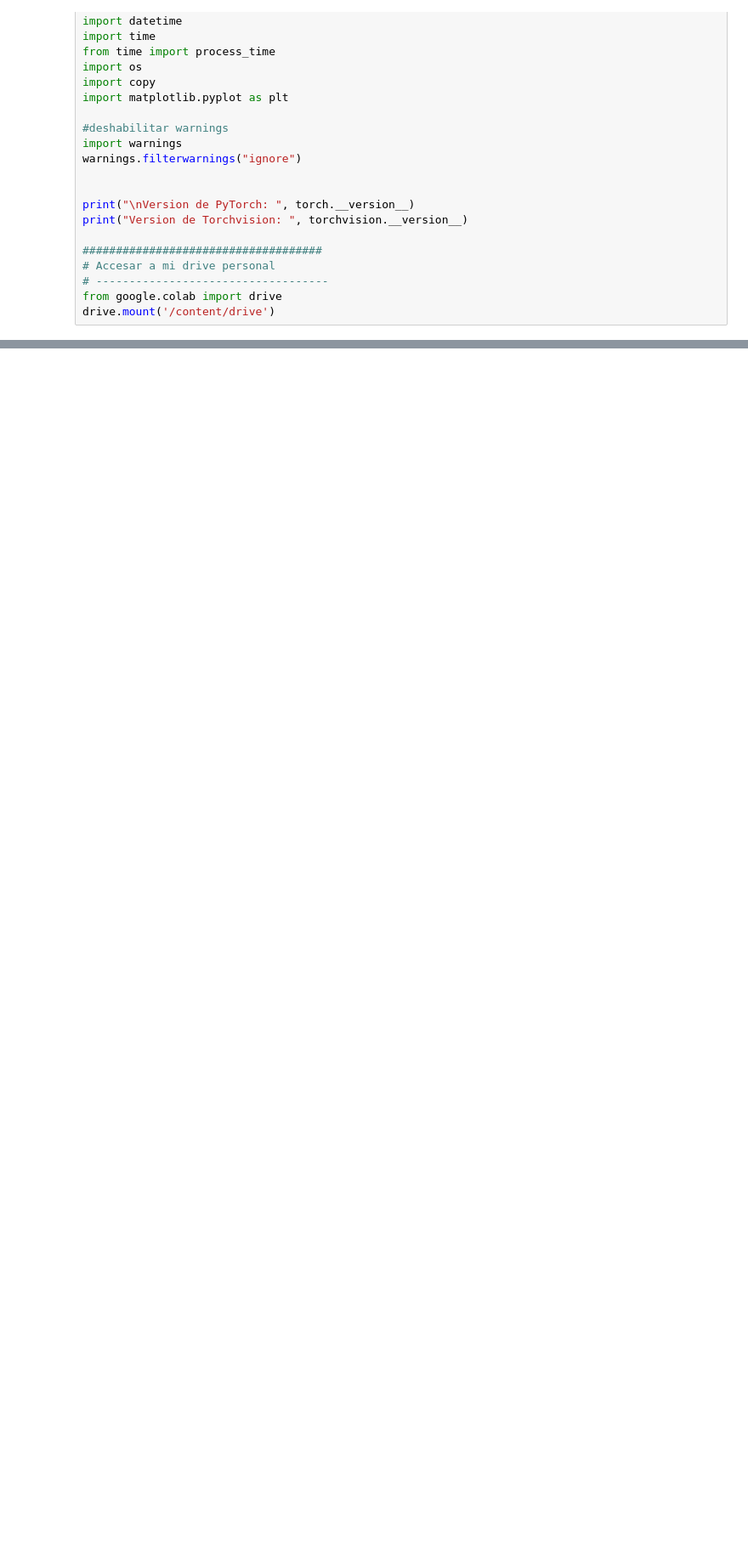
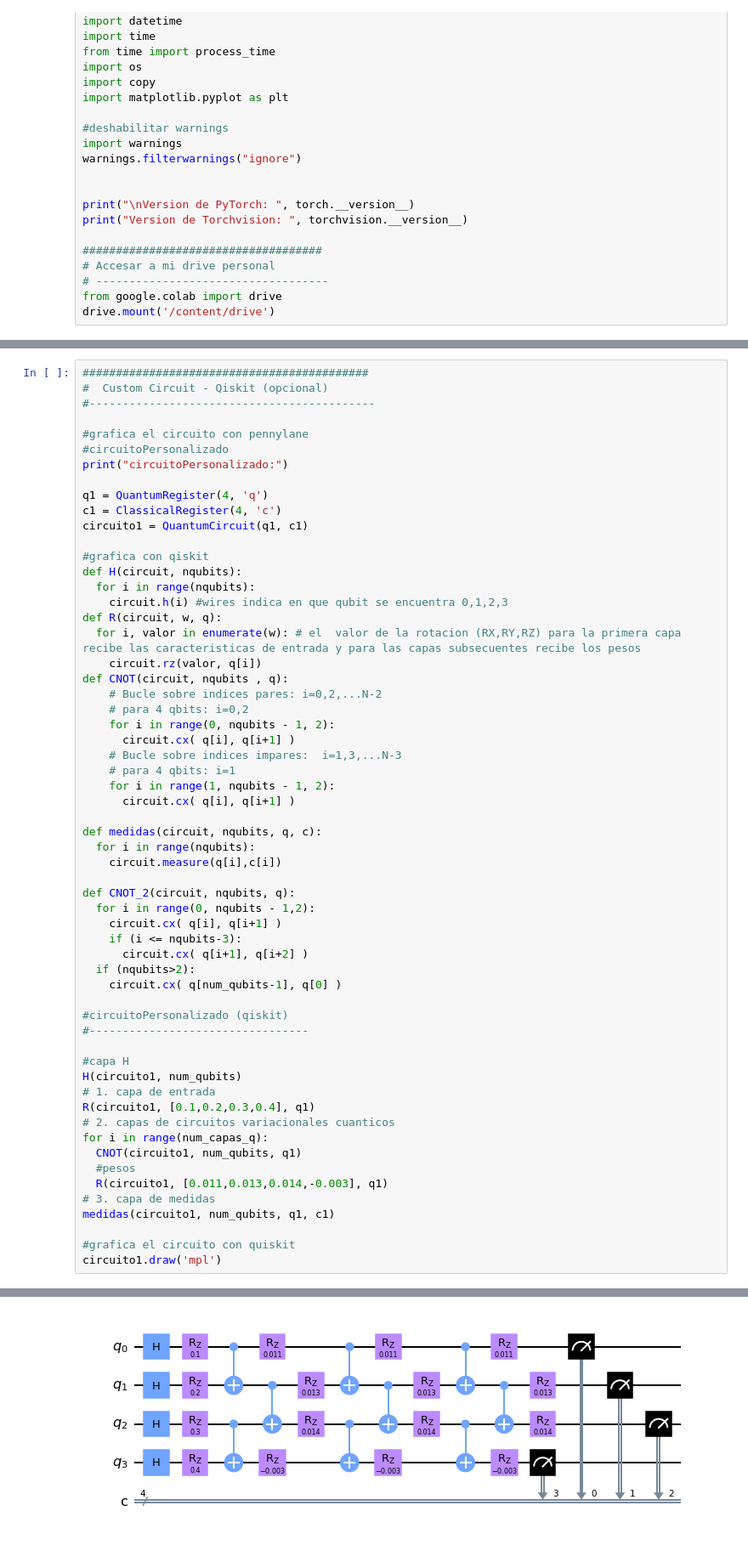
Before and after one commit to cjsotopa/Quantum, a Jupyter notebook: src/QTL.ipynb, the cells around one changed output, grey strips where cells are left out. Shown: that part at 85% size. Saved outputs shown, nothing was run; the diff lists cells and outputs as text; blank space fills up the shorter version.

```diff
--- a/src/QTL.ipynb
+++ b/src/QTL.ipynb
@@ -332,0 +313,60 @@ Numero de qubits: 4
+# %%
+###########################################
+#  Custom Circuit - Qiskit (opcional)
+#-------------------------------------------
+
+#grafica el circuito con pennylane
+#circuitoPersonalizado
+print("circuitoPersonalizado:")
+
+q1 = QuantumRegister(4, 'q')
+c1 = ClassicalRegister(4, 'c')
+circuito1 = QuantumCircuit(q1, c1)
+
+#grafica con qiskit
+def H(circuit, nqubits):
+  for i in range(nqubits):
+    circuit.h(i) #wires indica en que qubit se encuentra 0,1,2,3
+def R(circuit, w, q):
+  for i, valor in enumerate(w): # el  valor de la rotacion (RX,RY,RZ) para la primera capa recibe las caracteristicas de entrada y para las capas subsecuentes recibe los pesos
+    circuit.rz(valor, q[i])
+def CNOT(circuit, nqubits , q):
+    # Bucle sobre indices pares: i=0,2,...N-2
+    # para 4 qbits: i=0,2
+    for i in range(0, nqubits - 1, 2):
+      circuit.cx( q[i], q[i+1] )
+    # Bucle sobre indices impares:  i=1,3,...N-3
+    # para 4 qbits: i=1
+    for i in range(1, nqubits - 1, 2):
+      circuit.cx( q[i], q[i+1] )
+
+def medidas(circuit, nqubits, q, c):
+  for i in range(nqubits):
+    circuit.measure(q[i],c[i])
+
+def CNOT_2(circuit, nqubits, q):
+  for i in range(0, nqubits - 1,2):
+    circuit.cx( q[i], q[i+1] )
+    if (i <= nqubits-3):
+      circuit.cx( q[i+1], q[i+2] )
+  if (nqubits>2):
+    circuit.cx( q[num_qubits-1], q[0] )
+
+#circuitoPersonalizado (qiskit)
+#---------------------------------
+
+#capa H
+H(circuito1, num_qubits)
+# 1. capa de entrada
+R(circuito1, [0.1,0.2,0.3,0.4], q1)
+# 2. capas de circuitos variacionales cuanticos
+for i in range(num_capas_q):
+  CNOT(circuito1, num_qubits, q1)
+  #pesos
+  R(circuito1, [0.011,0.013,0.014,-0.003], q1)
+# 3. capa de medidas
+medidas(circuito1, num_qubits, q1, c1)
+
+#grafica el circuito con quiskit
+circuito1.draw('mpl')
+# %% [output]
@@ -332,0 +374 @@ Numero de qubits: 4
+[figure, added]
```
Also changed, not shown: parts of 17 cells of this notebook.
